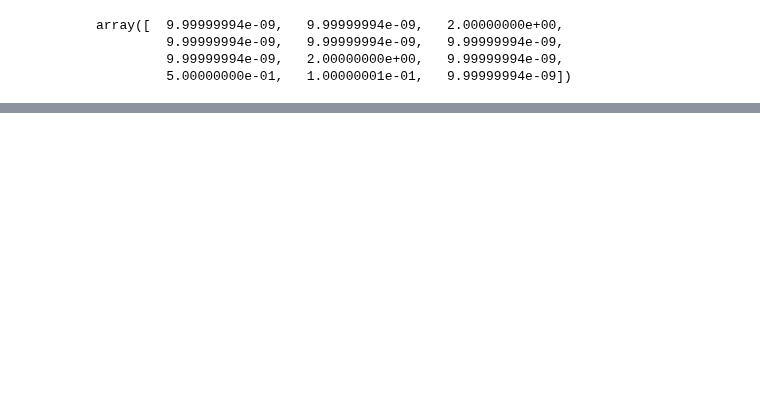
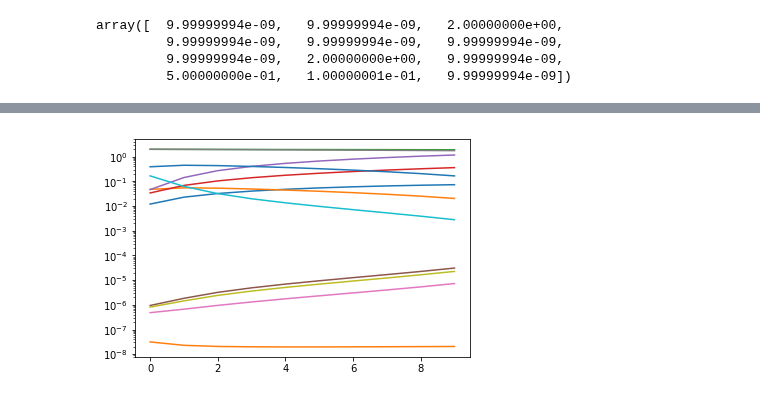
Before and after one commit to JiaweiZhuang/KPP, a Jupyter notebook: my_tests/smog/read_smog.ipynb, the cells around one changed output, grey strips where cells are left out. Saved outputs shown, nothing was run; the diff lists cells and outputs as text; code cells hidden in the pictures; blank space fills up the shorter version.

```diff
--- a/my_tests/smog/read_smog.ipynb
+++ b/my_tests/smog/read_smog.ipynb
@@ -81,0 +72,6 @@ array([  7.30405398e-02,   2.02432711e-02,   1.89535750e+00,
+# %%
+# reference
+plt.plot(df.values[1:,:12])
+plt.yscale('log')
+# %% [output]
+[figure, added]
```
Also changed, not shown: parts of 8 cells of this notebook.
